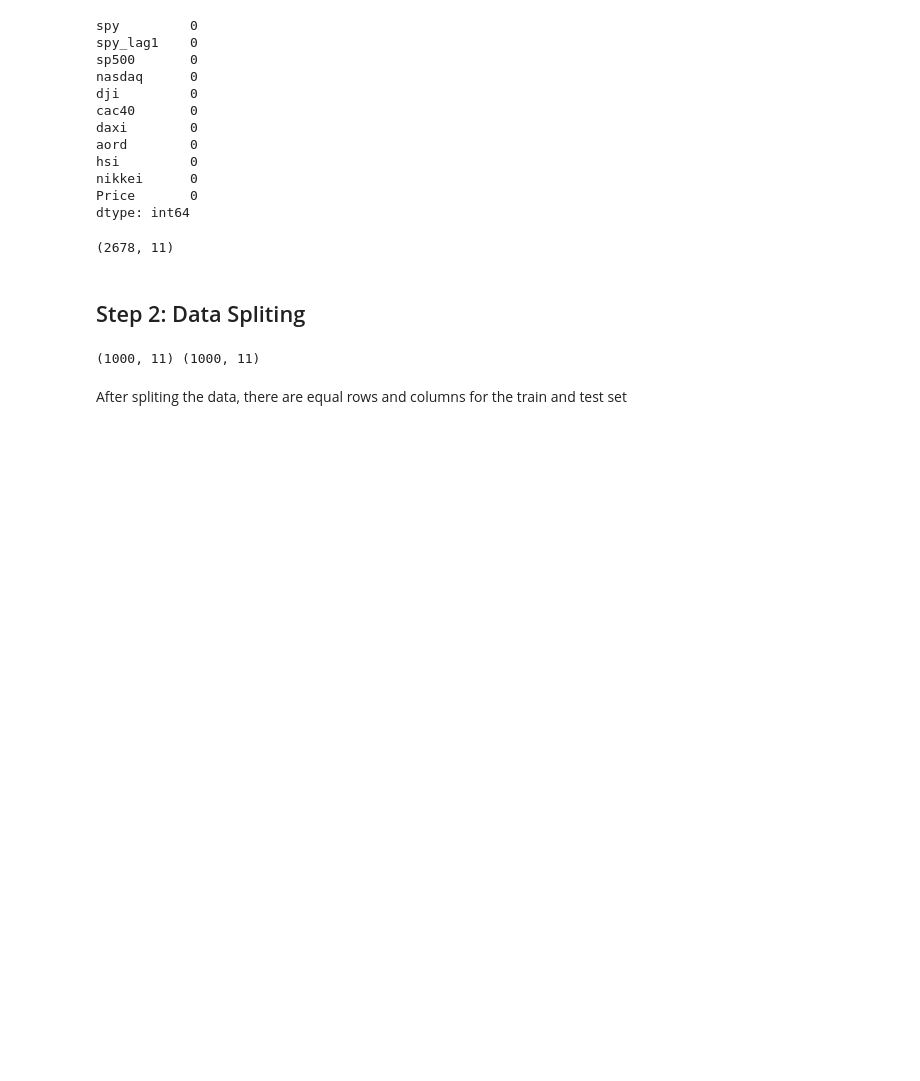
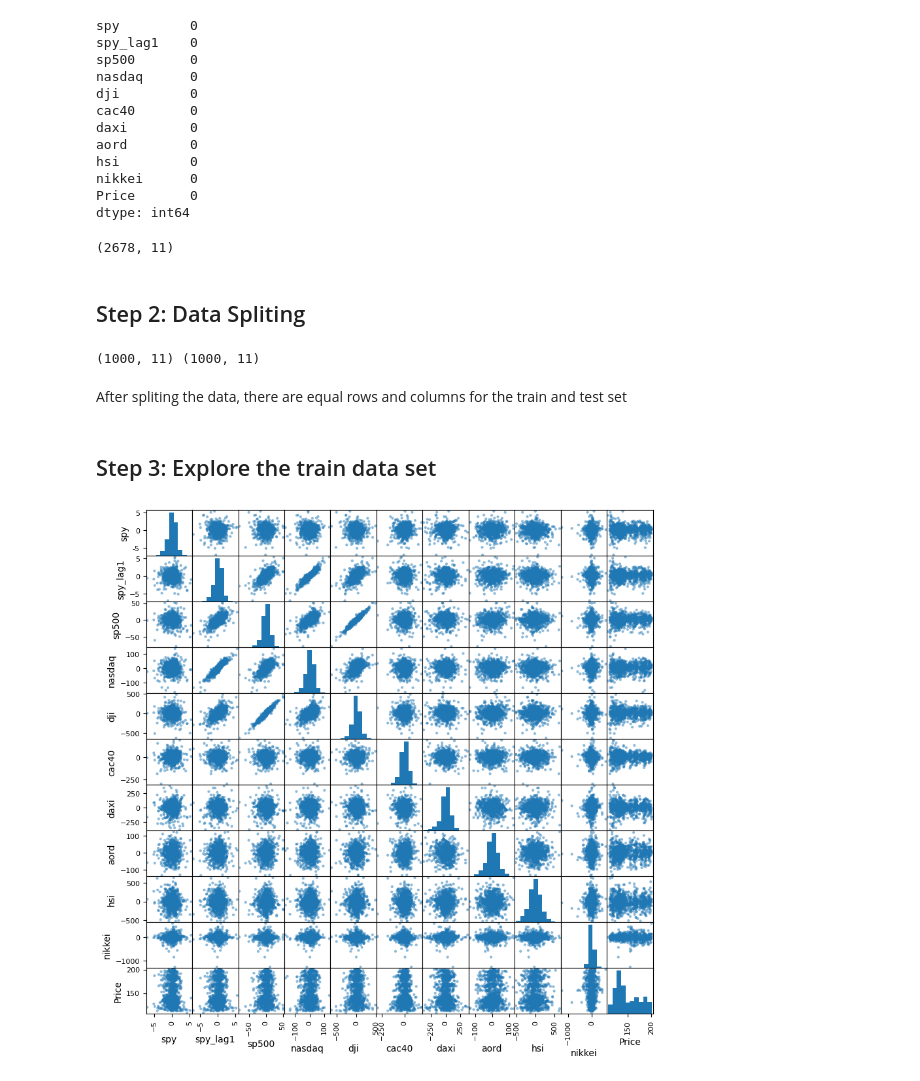
Before and after one commit to CheropS/Visualization-stock-prices, a Jupyter notebook: tradingmodel.ipynb, the cells around one changed output. Drawn from its saved outputs; the diff is of its cells as text; code cells hidden in the pictures; blank space fills up the shorter version.

Commit message:
exploring train sets

```diff
--- a/tradingmodel.ipynb
+++ b/tradingmodel.ipynb
@@ -120,3 +121,11 @@ print(Train.shape, Test.shape)
 (1000, 11) (1000, 11)
 # %% [markdown]
 After spliting the data, there are equal rows and columns for the train and test set
+# %% [markdown]
+## Step 3: Explore the train data set
+# %%
+# Generate scatter matrix among all stock markets (and the price of SPY) to observe the association
+
+sm = scatter_matrix(Train, figsize=(10, 10))
+# %% [output]
+[figure, added]
```
Also changed, not shown: parts of 1 cell of this notebook.
